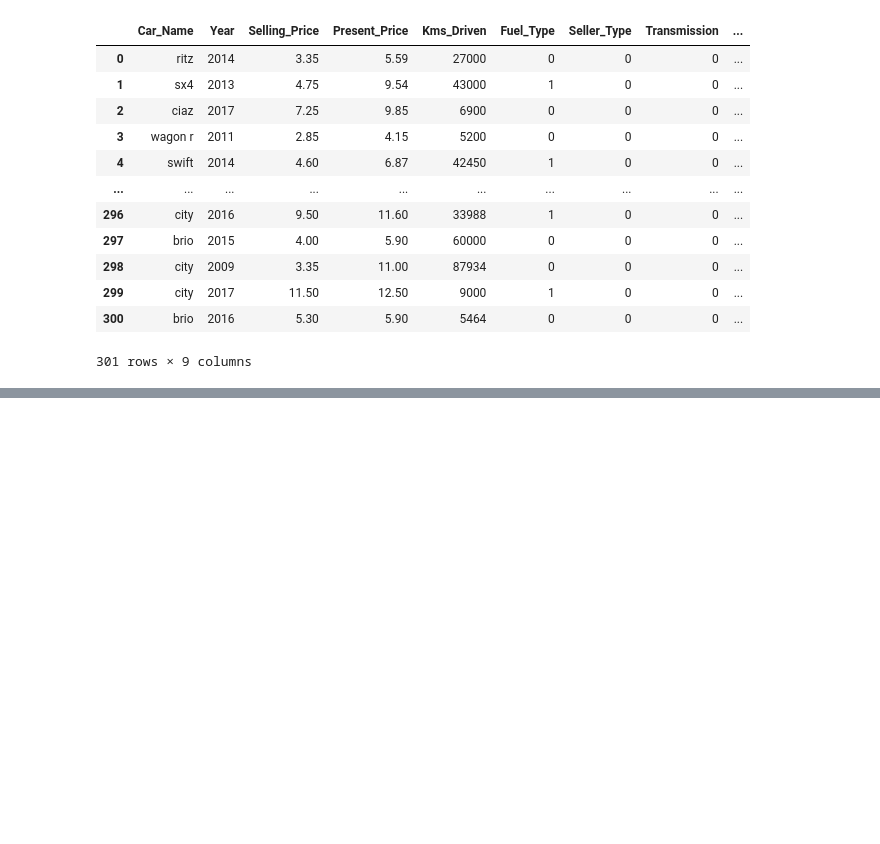
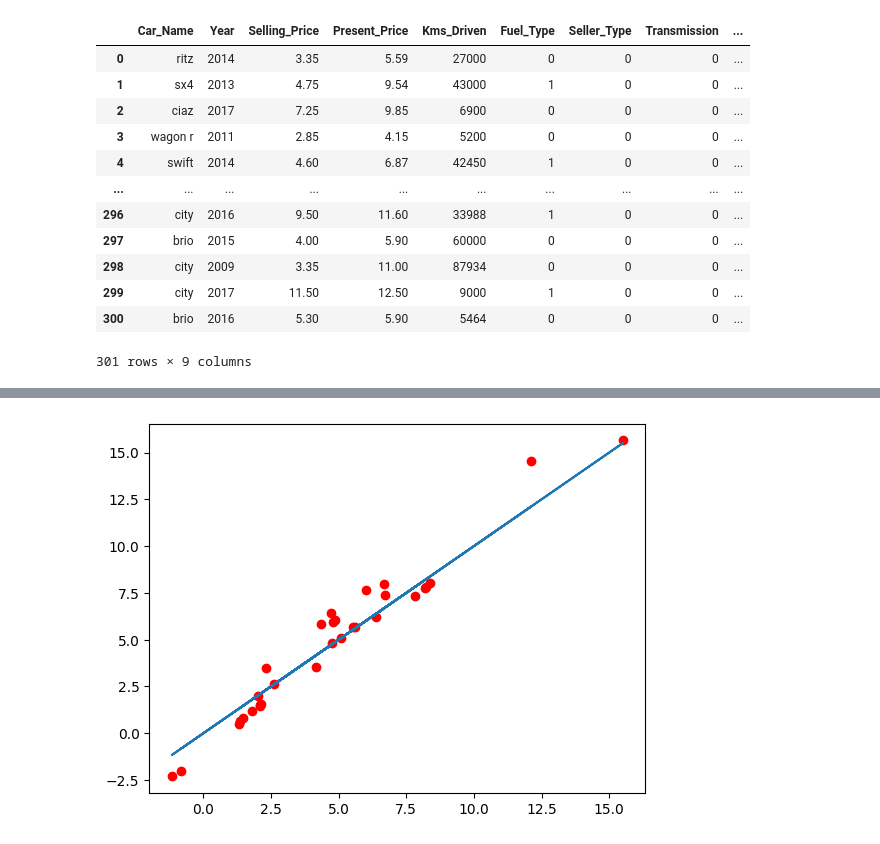
Before and after one commit to itssingh14/car_price_prediction, a Jupyter notebook: notebook.ipynb, the cells around one changed output, grey strips where cells are left out. Cells and saved outputs as stored; diff of their text form; code cells hidden in the pictures; blank space fills up the shorter version.

```diff
--- a/notebook.ipynb
+++ b/notebook.ipynb
@@ -99,0 +131,2 @@ dataset
+# %%
+y_test = model.predict(X_test)
@@ -99,0 +137,6 @@ dataset
+# %%
+plt.scatter(y_test, y_pred, c='r')
+plt.plot(y_test, y_test)
+plt.show()
+# %% [output]
+[figure, added]
```
Also changed, not shown: parts of 10 cells of this notebook.
